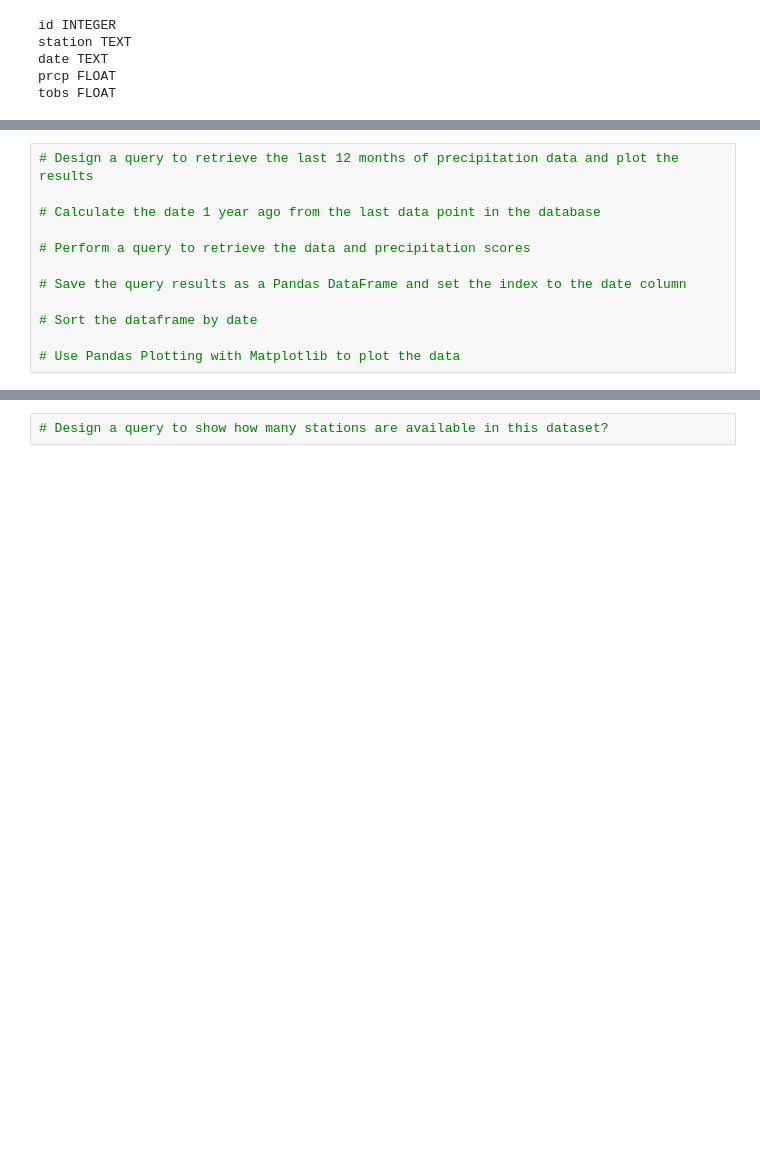
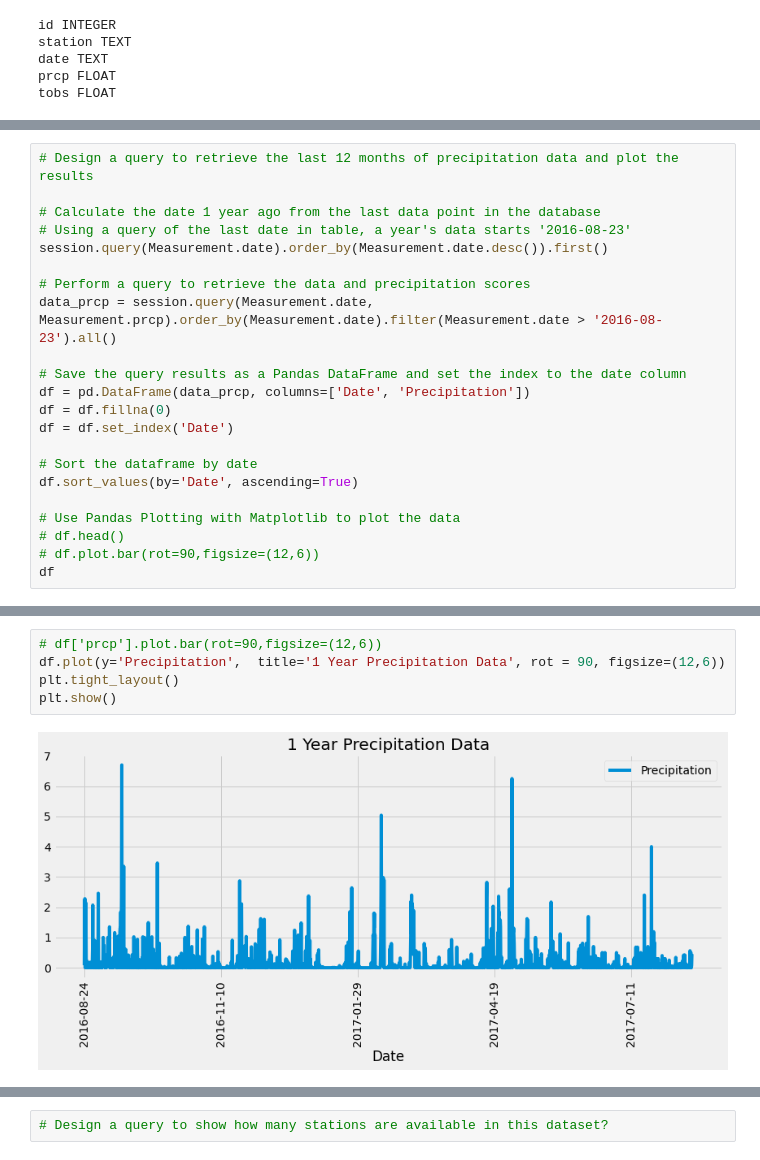
Before and after one commit to jaysueno/sqlalchemy-challenge, a Jupyter notebook: climate_starter.ipynb, the cells around one changed output, grey strips where cells are left out. Cells and saved outputs as stored; diff of their text form; blank space fills up the shorter version.

Commit message:
finished first plot

```diff
--- a/climate_starter.ipynb
+++ b/climate_starter.ipynb
@@ -62,11 +111,21 @@ tobs FLOAT
 # Design a query to retrieve the last 12 months of precipitation data and plot the results
 
 # Calculate the date 1 year ago from the last data point in the database
+# Using a query of the last date in table, a year's data starts '2016-08-23'
+session.query(Measurement.date).order_by(Measurement.date.desc()).first()
 
 # Perform a query to retrieve the data and precipitation scores
+data_prcp = session.query(Measurement.date, Measurement.prcp).order_by(Measurement.date).filter(Measurement.date > '2016-08-23').all()
 
 # Save the query results as a Pandas DataFrame and set the index to the date column
+df = pd.DataFrame(data_prcp, columns=['Date', 'Precipitation'])
+df = df.fillna(0)
+df = df.set_index('Date')
 
 # Sort the dataframe by date
+df.sort_values(by='Date', ascending=True)
 
 # Use Pandas Plotting with Matplotlib to plot the data
+# df.head()
+# df.plot.bar(rot=90,figsize=(12,6))
+df
@@ -73,2 +147,9 @@ tobs FLOAT
+# %%
+# df['prcp'].plot.bar(rot=90,figsize=(12,6))
+df.plot(y='Precipitation',  title='1 Year Precipitation Data', rot = 90, figsize=(12,6))
+plt.tight_layout()
+plt.show()
+# %% [output]
+[figure, added]
 # %%
 # Use Pandas to calcualte the summary statistics for the precipitation data
```
Also changed, not shown: parts of 8 cells of this notebook.
